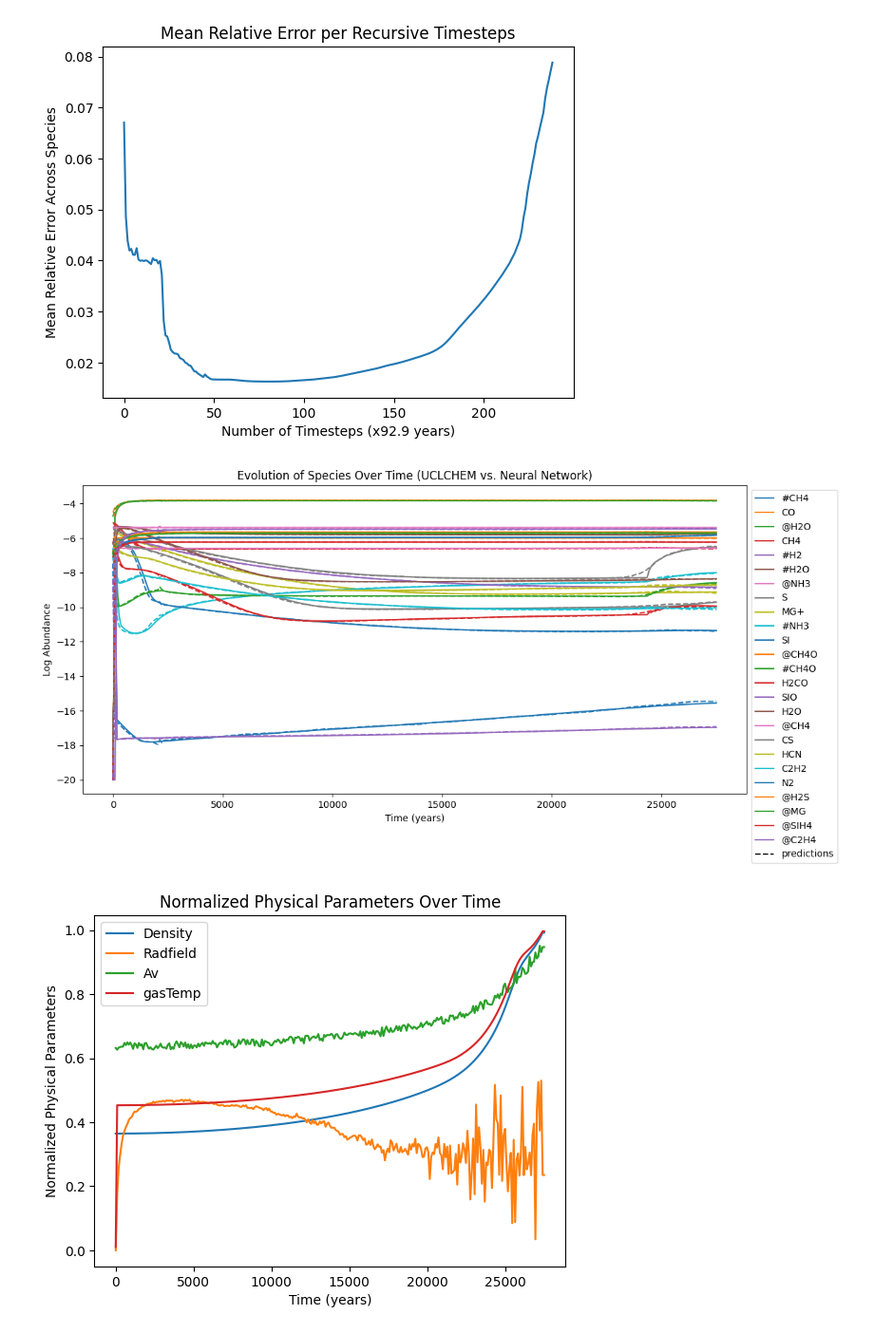
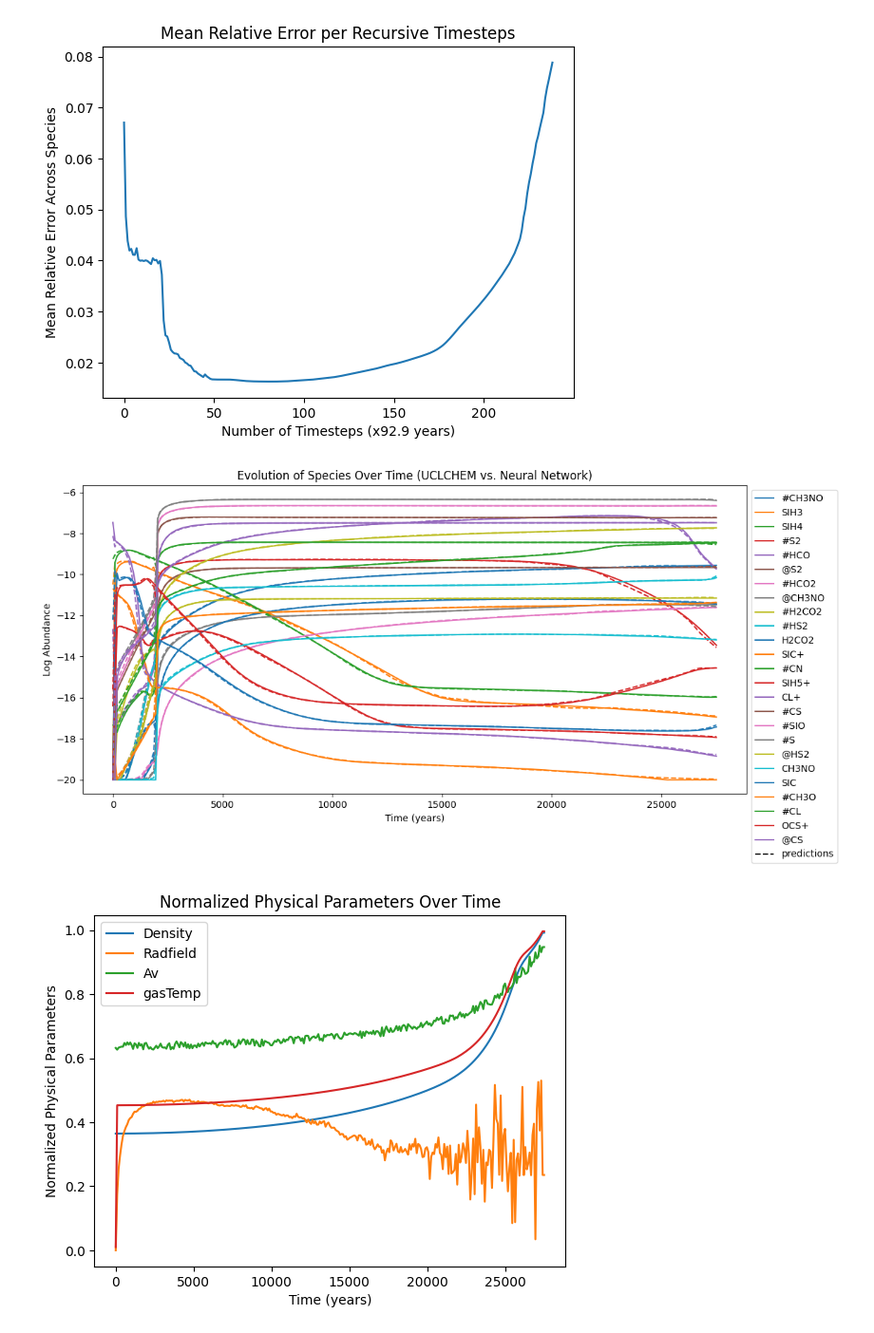
Before and after one commit to Cortega13/AstroChemNet, a Jupyter notebook: scripts/analysis/Error Analysis Emulator.ipynb, the cells around one changed output. Shown at 95% size. Cells and saved outputs as stored; diff of their text form; code cells hidden in the pictures.

```diff
--- a/scripts/analysis/Error Analysis Emulator.ipynb
+++ b/scripts/analysis/Error Analysis Emulator.ipynb
@@ -52,7 +52,13 @@ Dataset Size: 173652
 err = torch.zeros(
     EMConfig.window_size - 1, GeneralConfig.num_species, device=GeneralConfig.device
 )
+cons_err = torch.zeros(
+    EMConfig.window_size - 1, 9, device=GeneralConfig.device
+)
+inference.should_reconstruct_atomic_abundances = False
 for i, (phys, latents, targets) in enumerate(validation_dataloader):
+    if i > 0:
+        break
     latents = latents.to(GeneralConfig.device)
     targets = targets.to(GeneralConfig.device)
     targets = processing.inverse_abundances_scaling(targets)
@@ -60,5 +66,11 @@ for i, (phys, latents, targets) in enumerate(validation_dataloader):
     outputs = inference.emulate(phys, latents, skip_encoder=True)
     j = torch.abs(targets - outputs) / targets
     err += j.mean(dim=0)
+
+    z1 = targets @ GeneralConfig.stoichiometric_matrix
+    z2 = outputs @ GeneralConfig.stoichiometric_matrix
+    j2 = torch.abs(z1 - z2) / z1
+    cons_err += j2.mean(dim=0)
+
 err /= len(validation_dataloader)
 # %%
@@ -80,7 +96,7 @@ plt.show()
 training_np, validation_np = dl.load_datasets(GeneralConfig, EMConfig.columns)
 del training_np
 # %%
-model_of_interest = 2500
+model_of_interest = random.randint(0, 2993)
 unique_models = np.unique(validation_np[:, 1])
 species_of_interest = [
     "CO",
@@ -112,37 +128,35 @@ results = (
 df_results = pd.DataFrame(results.squeeze(0), columns=GeneralConfig.species)
 
 fig, ax = plt.subplots(figsize=(12, 6))
 
-df_diff = np.log10(df_model[GeneralConfig.species]).diff()
-col_variation = df_diff.std()
-
+col_variation = np.log10(df_model[GeneralConfig.species]).std()
 species_of_interest = col_variation.nlargest(25).index.tolist()
 
 for species in species_of_interest:
     if species in df_model.columns:
         x_log_abundance = np.log10(df_model[species])
         x_log_abundance = np.maximum(x_log_abundance, -20)
         y_log_abundance = np.log10(df_results[species])
         y_log_abundance = np.maximum(y_log_abundance, -20)
 
         (line_actual,) = ax.plot(df_model["Time"], x_log_abundance, label=species)
         ax.plot(
             df_model["Time"],
             y_log_abundance,
             linestyle="--",
             color=line_actual.get_color(),
         )
 
 (dummy_line,) = ax.plot([], [], linestyle="--", color="black", label="predictions")
 
 ax.set_xlabel("Time (years)")
 ax.set_ylabel("Log Abundance")
 ax.set_title("Evolution of Species Over Time (UCLCHEM vs. Neural Network)")
 ax.legend(bbox_to_anchor=(1, 1), loc="upper left")
 plt.tight_layout()
 plt.show()
 # %% [output]
-[figure, old version]
+[figure, new version]
 # %%
 for column in GeneralConfig.phys:
     plt.plot(df_model["Time"], df_model[column], label=column)
```
Also changed, not shown: parts of 1 cell of this notebook, 2 other files.
